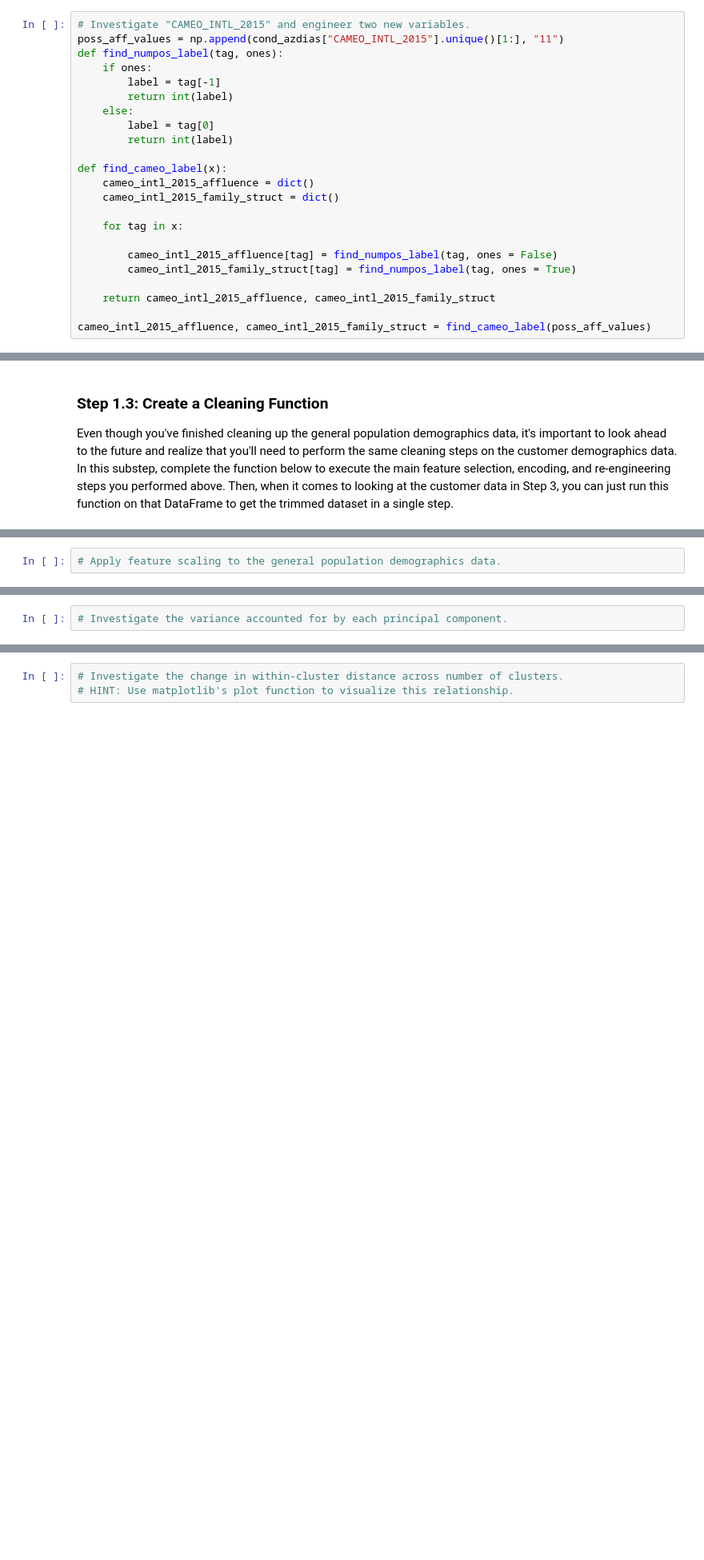
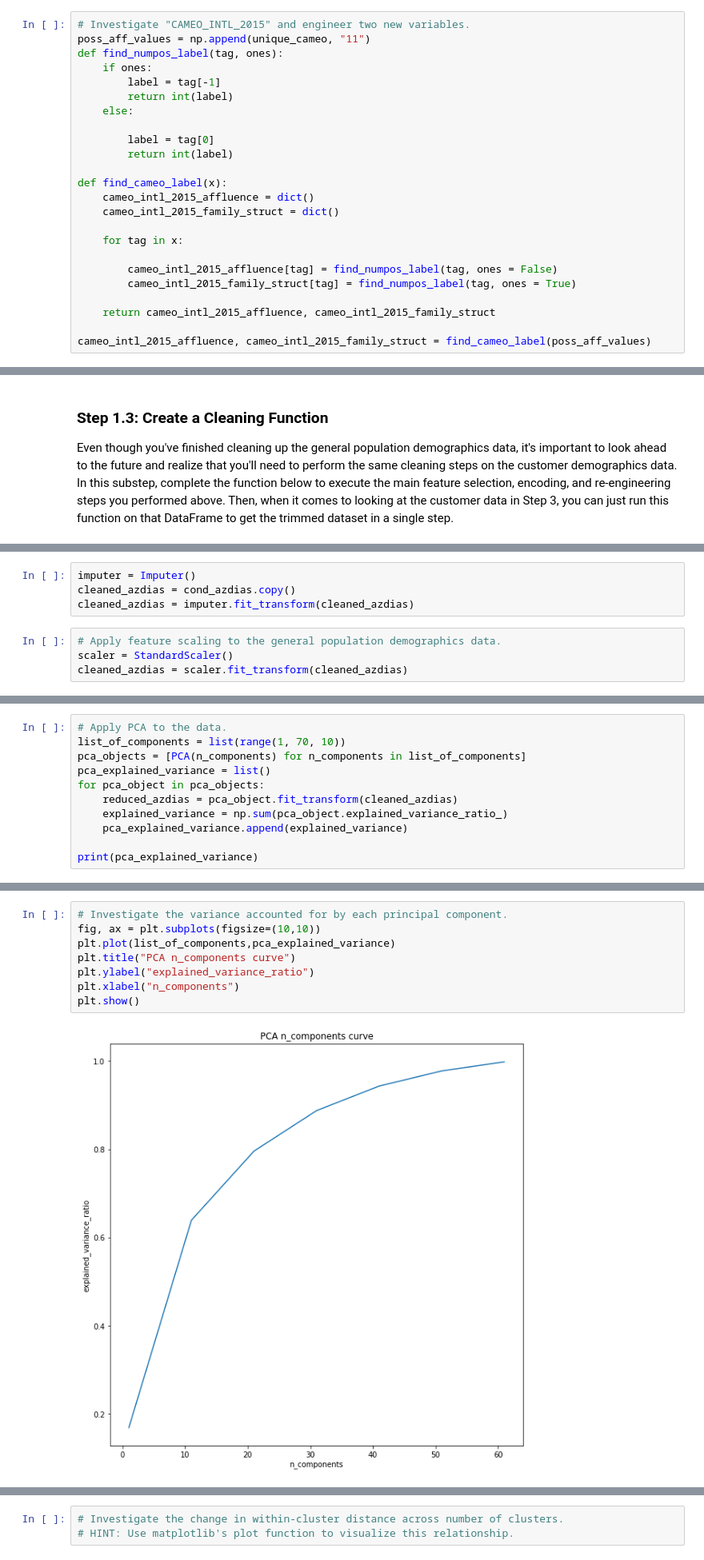
Before and after one commit to SarthakJaingit/AravatoGermanyCustomerSegments, a Jupyter notebook: Identify_Customer_Segments.ipynb, the cells around one changed output, grey strips where cells are left out. Shown: that part at 80% size. Drawn from its saved outputs; the diff is of its cells as text; blank space fills up the shorter version.

```diff
--- a/Identify_Customer_Segments.ipynb
+++ b/Identify_Customer_Segments.ipynb
@@ -472,11 +433,12 @@ print(cond_azdias["CAMEO_INTL_2015"].unique())
 # %%
 # Investigate "CAMEO_INTL_2015" and engineer two new variables.
-poss_aff_values = np.append(cond_azdias["CAMEO_INTL_2015"].unique()[1:], "11")
+poss_aff_values = np.append(unique_cameo, "11")
 def find_numpos_label(tag, ones):
     if ones:
         label = tag[-1]
         return int(label)
     else:
+
         label = tag[0]
         return int(label)
 
@@ -618,2 +604,8 @@ Before we apply dimensionality reduction techniques to the data, we need to perf
+# %%
+imputer = Imputer()
+cleaned_azdias = cond_azdias.copy()
+cleaned_azdias = imputer.fit_transform(cleaned_azdias)
 # %%
 # Apply feature scaling to the general population demographics data.
+scaler = StandardScaler()
+cleaned_azdias = scaler.fit_transform(cleaned_azdias)
@@ -633,0 +629,11 @@ On your scaled data, you are now ready to apply dimensionality reduction techniq
+# %%
+# Apply PCA to the data.
+list_of_components = list(range(1, 70, 10))
+pca_objects = [PCA(n_components) for n_components in list_of_components]
+pca_explained_variance = list()
+for pca_object in pca_objects:
+    reduced_azdias = pca_object.fit_transform(cleaned_azdias)
+    explained_variance = np.sum(pca_object.explained_variance_ratio_)
+    pca_explained_variance.append(explained_variance)
+
+print(pca_explained_variance)
@@ -634,4 +642,12 @@ On your scaled data, you are now ready to apply dimensionality reduction techniq
 # %%
 # Investigate the variance accounted for by each principal component.
+fig, ax = plt.subplots(figsize=(10,10))
+plt.plot(list_of_components,pca_explained_variance)
+plt.title("PCA n_components curve")
+plt.ylabel("explained_variance_ratio")
+plt.xlabel("n_components")
+plt.show()
+# %% [output]
+[figure, added]
 # %%
 # Re-apply PCA to the data while selecting for number of components to retain.
```
Also changed, not shown: parts of 36 cells of this notebook.
